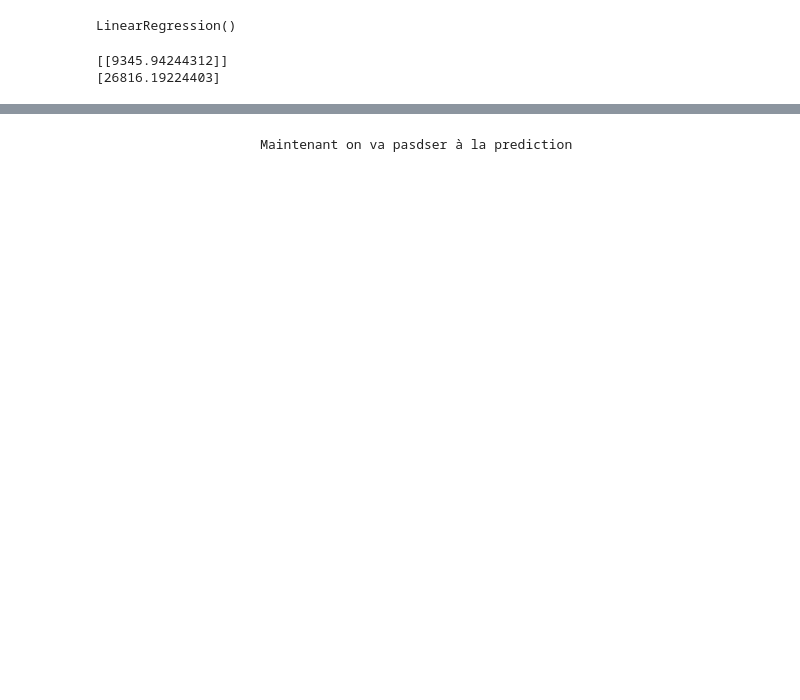
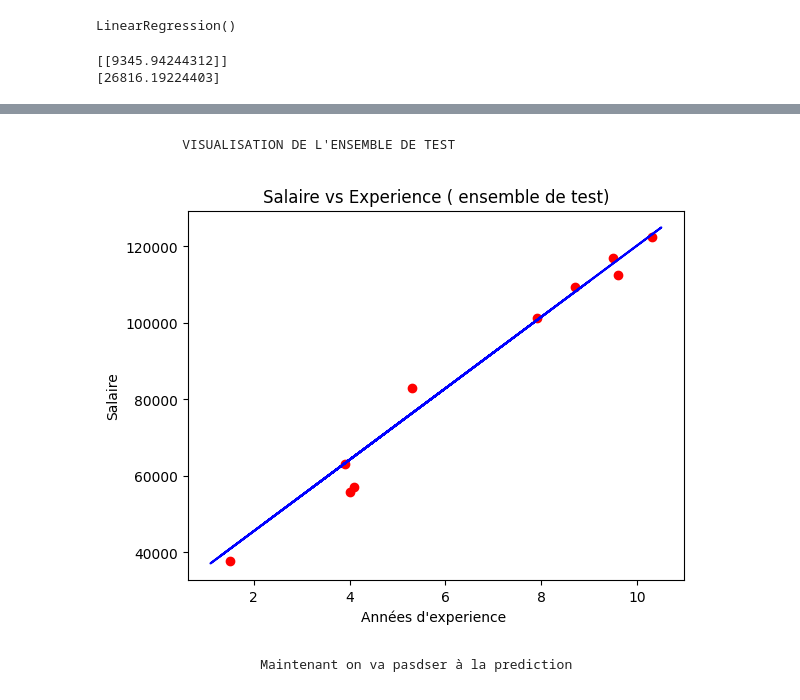
Before and after one commit to m-hafidh/Projet-de-prediction-de-salaire-, a Jupyter notebook: Untitled.ipynb, the cells around one changed output, grey strips where cells are left out. Cells and saved outputs as stored; diff of their text form; code cells hidden in the pictures; blank space fills up the shorter version.

```diff
--- a/Untitled.ipynb
+++ b/Untitled.ipynb
@@ -132,3 +142,14 @@ Text(0, 0.5, 'Salary')
+# %% [markdown]
+             VISUALISATION DE L'ENSEMBLE DE TEST
+# %%
+plt.scatter(x_test, y_test, color = 'red')
+plt.plot(x_train, regressor.predict(x_train), color = 'blue')
+plt.title("Salaire vs Experience ( ensemble de test)")
+plt.xlabel ("Années d'experience ")
+plt.ylabel("Salaire")
+plt.show()
+# %% [output]
+[figure, added]
 # %% [markdown]
                        Maintenant on va pasdser à la prediction
 # %%
```
Also changed, not shown: parts of 17 cells of this notebook.
